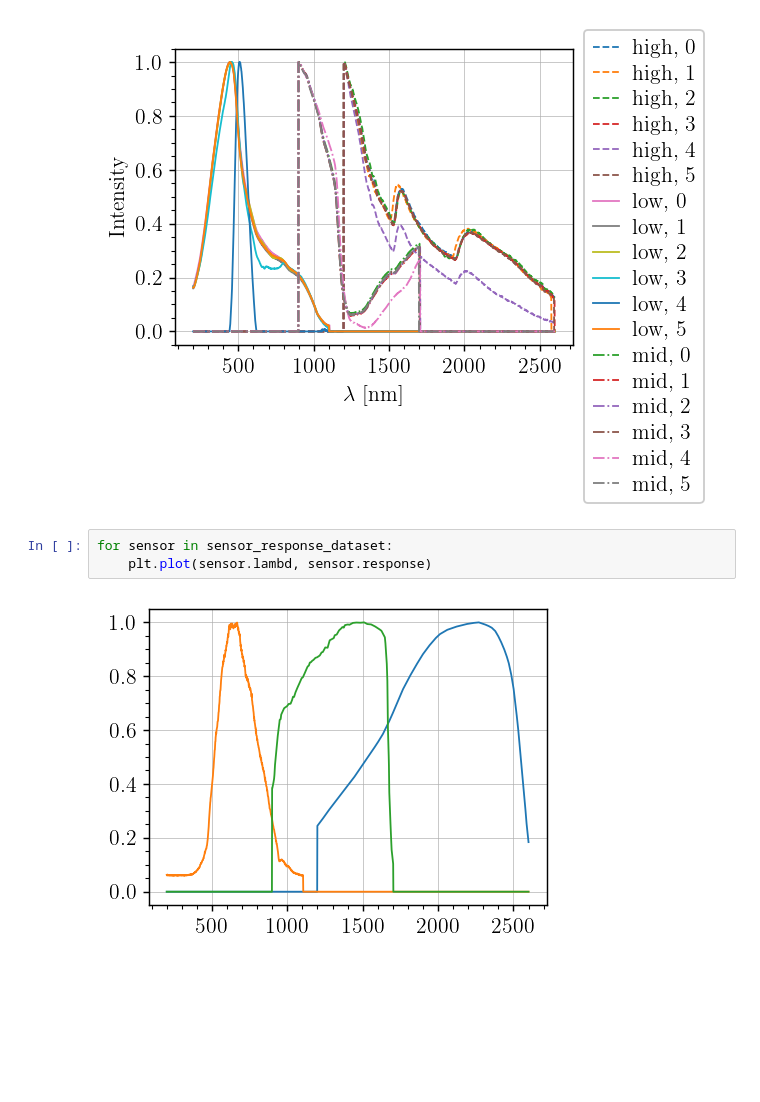
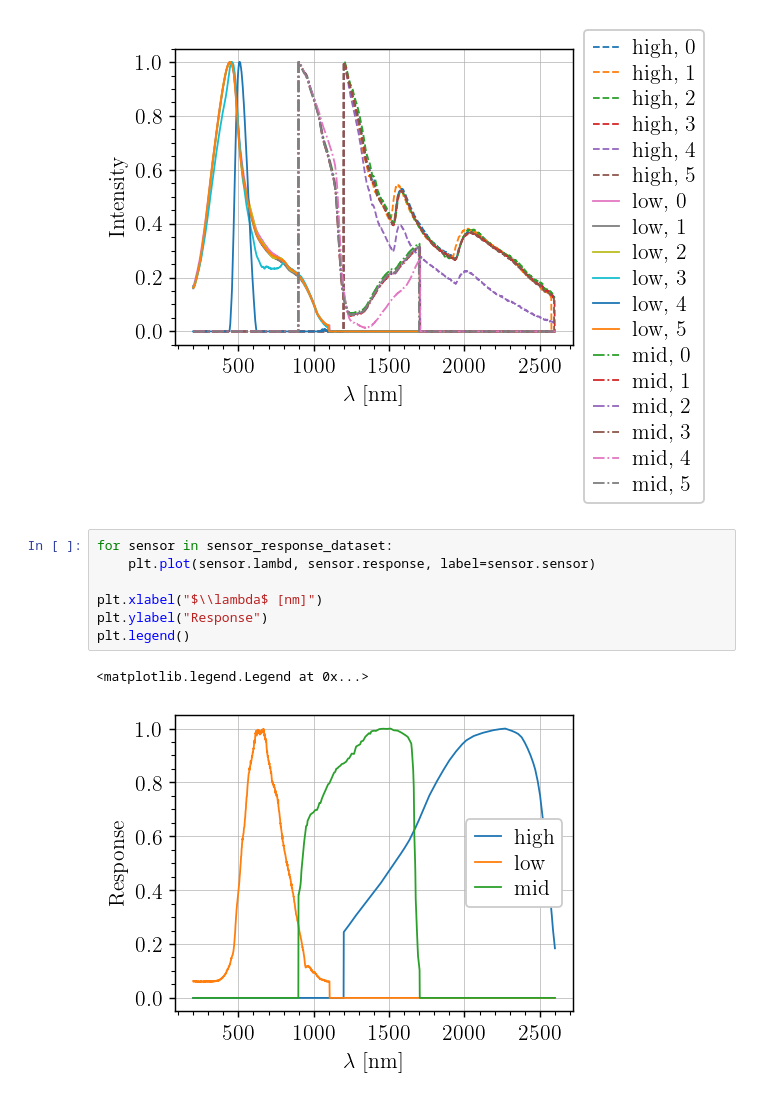
Before and after one commit to TomVdt/TPIII, a Jupyter notebook: 06-photoemission-interne/analyse/exp2_calibration.ipynb, the cells around one changed output. Saved outputs shown, nothing was run; the diff lists cells and outputs as text; blank space fills up the shorter version.

```diff
--- a/06-photoemission-interne/analyse/exp2_calibration.ipynb
+++ b/06-photoemission-interne/analyse/exp2_calibration.ipynb
@@ -52,8 +52,13 @@ plt.legend(bbox_to_anchor=(1,1.1))
 [figure]
 # %%
 for sensor in sensor_response_dataset:
-    plt.plot(sensor.lambd, sensor.response)
+    plt.plot(sensor.lambd, sensor.response, label=sensor.sensor)
+
+plt.xlabel("$\\lambda$ [nm]")
+plt.ylabel("Response")
+plt.legend()
 # %% [output]
+<matplotlib.legend.Legend at 0x...>
-[figure, old version]
+[figure, new version]
 # %%
 new_calibration_dataset = remove_sensor_response(calibration_dataset, sensor_response_dataset)
```
Also changed, not shown: parts of 2 cells of this notebook, 1 other file.
